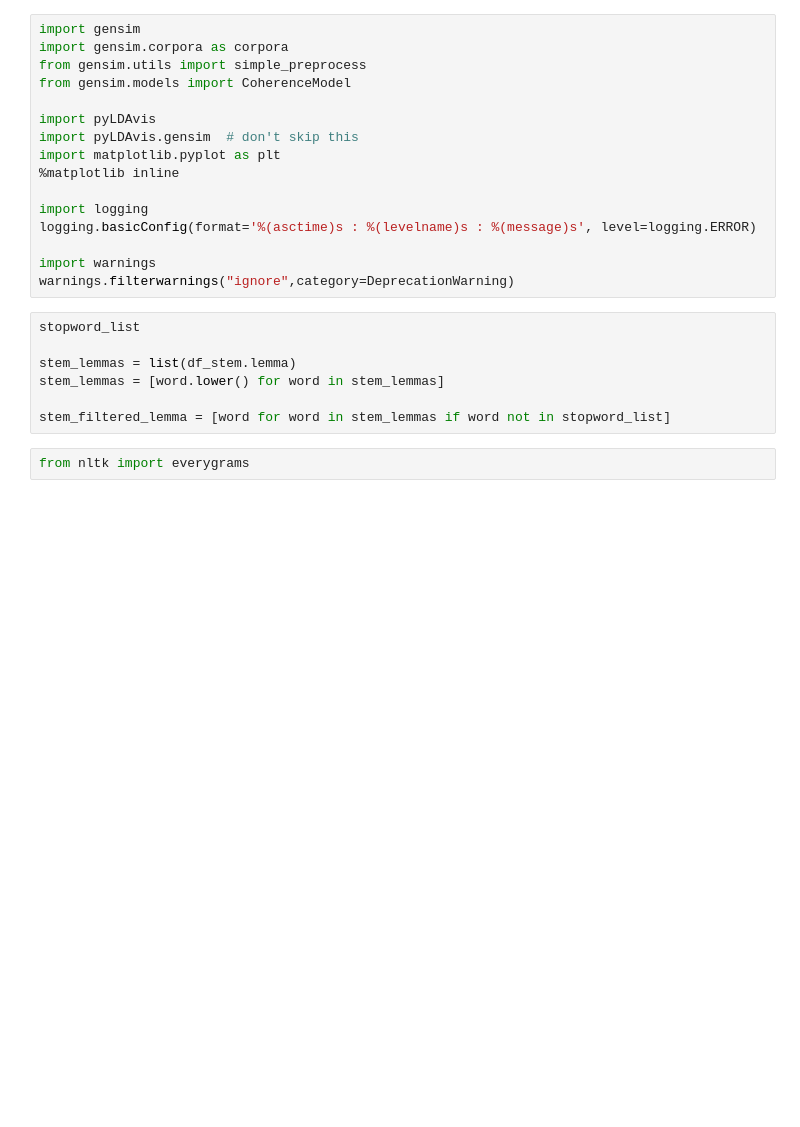
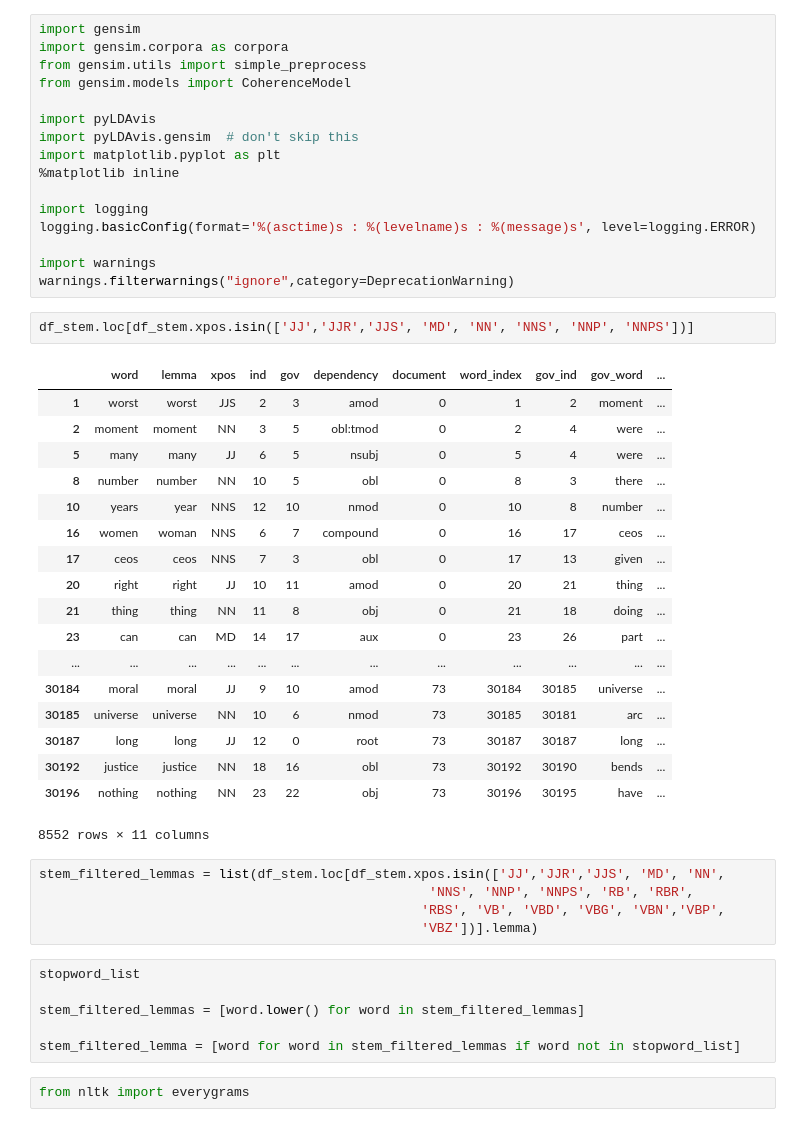
Before and after one commit to k-christensen/MeToo_in_STEM, a Jupyter notebook: exploratory.ipynb, the cells around one changed output. Saved outputs shown, nothing was run; the diff lists cells and outputs as text; blank space fills up the shorter version.

```diff
--- a/exploratory.ipynb
+++ b/exploratory.ipynb
@@ -1240,13 +1240,38 @@ logging.basicConfig(format='%(asctime)s : %(levelname)s : %(message)s', level=lo
 
 import warnings
 warnings.filterwarnings("ignore",category=DeprecationWarning)
+# %%
+df_stem.loc[df_stem.xpos.isin(['JJ','JJR','JJS', 'MD', 'NN', 'NNS', 'NNP', 'NNPS'])]
+# %% [output]
+|  | word | lemma | xpos | ind | gov | dependency | document | word_index | gov_ind | gov_word | ... |
+| 1 | worst | worst | JJS | 2 | 3 | amod | 0 | 1 | 2 | moment | ... |
+| 2 | moment | moment | NN | 3 | 5 | obl:tmod | 0 | 2 | 4 | were | ... |
+| 5 | many | many | JJ | 6 | 5 | nsubj | 0 | 5 | 4 | were | ... |
+| 8 | number | number | NN | 10 | 5 | obl | 0 | 8 | 3 | there | ... |
+| 10 | years | year | NNS | 12 | 10 | nmod | 0 | 10 | 8 | number | ... |
+| 16 | women | woman | NNS | 6 | 7 | compound | 0 | 16 | 17 | ceos | ... |
+| 17 | ceos | ceos | NNS | 7 | 3 | obl | 0 | 17 | 13 | given | ... |
+| 20 | right | right | JJ | 10 | 11 | amod | 0 | 20 | 21 | thing | ... |
+| 21 | thing | thing | NN | 11 | 8 | obj | 0 | 21 | 18 | doing | ... |
+| 23 | can | can | MD | 14 | 17 | aux | 0 | 23 | 26 | part | ... |
+| ... | ... | ... | ... | ... | ... | ... | ... | ... | ... | ... | ... |
+| 30184 | moral | moral | JJ | 9 | 10 | amod | 73 | 30184 | 30185 | universe | ... |
+| 30185 | universe | universe | NN | 10 | 6 | nmod | 73 | 30185 | 30181 | arc | ... |
+| 30187 | long | long | JJ | 12 | 0 | root | 73 | 30187 | 30187 | long | ... |
+| 30192 | justice | justice | NN | 18 | 16 | obl | 73 | 30192 | 30190 | bends | ... |
+| 30196 | nothing | nothing | NN | 23 | 22 | obj | 73 | 30196 | 30195 | have | ... |
+8552 rows × 11 columns
+# %%
+stem_filtered_lemmas = list(df_stem.loc[df_stem.xpos.isin(['JJ','JJR','JJS', 'MD', 'NN',
+                                                  'NNS', 'NNP', 'NNPS', 'RB', 'RBR',
+                                                 'RBS', 'VB', 'VBD', 'VBG', 'VBN','VBP',
+                                                 'VBZ'])].lemma)
 # %%
 stopword_list
 
-stem_lemmas = list(df_stem.lemma)
-stem_lemmas = [word.lower() for word in stem_lemmas]
+stem_filtered_lemmas = [word.lower() for word in stem_filtered_lemmas]
 
-stem_filtered_lemma = [word for word in stem_lemmas if word not in stopword_list]
+stem_filtered_lemma = [word for word in stem_filtered_lemmas if word not in stopword_list]
 # %%
 from nltk import everygrams
 # %%
```
Also changed, not shown: parts of 37 cells of this notebook, 1 other file.
